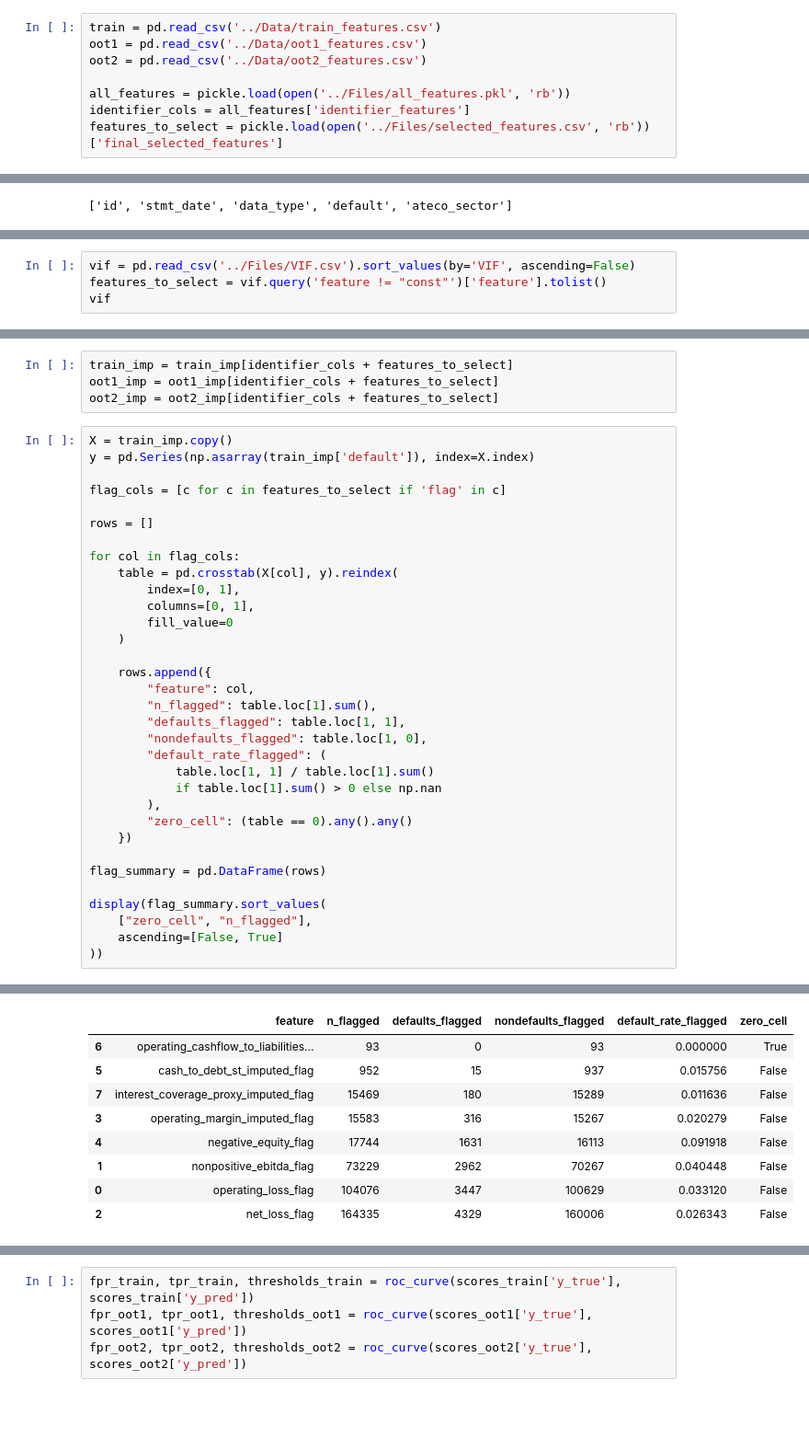
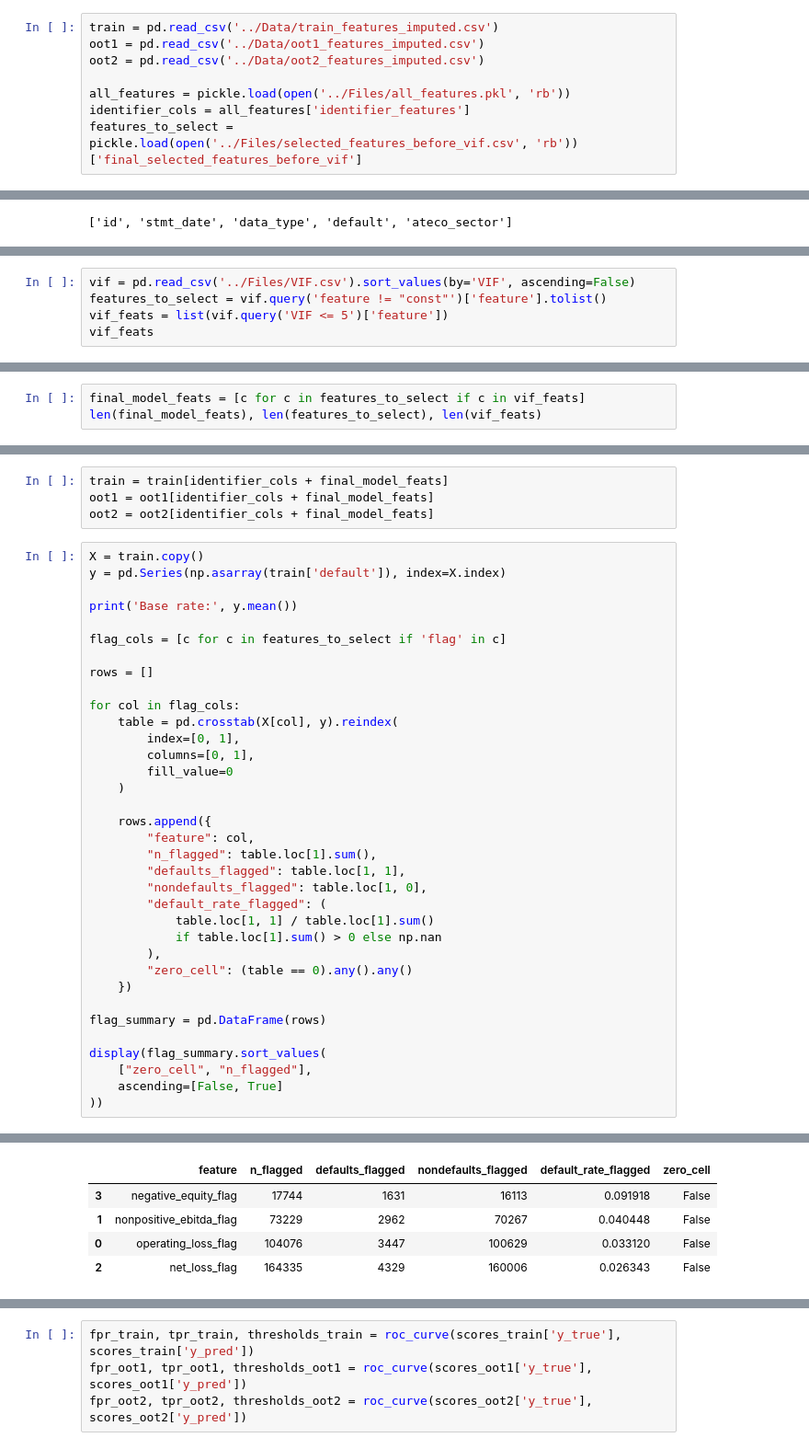
Before and after one commit to Anubhav3084/FinanceML-Course-Project, a Jupyter notebook: Project/Code/04_train_logit.ipynb, the cells around one changed output, grey strips where cells are left out. Shown at 92% size. Saved outputs shown, nothing was run; the diff lists cells and outputs as text; blank space fills up the shorter version.

```diff
--- a/Project/Code/04_train_logit.ipynb
+++ b/Project/Code/04_train_logit.ipynb
@@ -14,13 +13,13 @@ print(xgb.__version__)
 # %% [output]
 3.2.0
 # %%
-train = pd.read_csv('../Data/train_features.csv')
-oot1 = pd.read_csv('../Data/oot1_features.csv')
-oot2 = pd.read_csv('../Data/oot2_features.csv')
+train = pd.read_csv('../Data/train_features_imputed.csv')
+oot1 = pd.read_csv('../Data/oot1_features_imputed.csv')
+oot2 = pd.read_csv('../Data/oot2_features_imputed.csv')
 
 all_features = pickle.load(open('../Files/all_features.pkl', 'rb'))
 identifier_cols = all_features['identifier_features']
-features_to_select = pickle.load(open('../Files/selected_features.csv', 'rb'))['final_selected_features']
+features_to_select = pickle.load(open('../Files/selected_features_before_vif.csv', 'rb'))['final_selected_features_before_vif']
 # %%
 identifier_cols
 # %% [output]
@@ -65,5 +27,6 @@ oot2_imp = missing_value_imputation(oot2, imputer, cols_to_impute, asset_col='lo
 # %%
 vif = pd.read_csv('../Files/VIF.csv').sort_values(by='VIF', ascending=False)
 features_to_select = vif.query('feature != "const"')['feature'].tolist()
-vif
+vif_feats = list(vif.query('VIF <= 5')['feature'])
+vif_feats
 # %% [output]
@@ -86,0 +53,3 @@ vif
+# %%
+final_model_feats = [c for c in features_to_select if c in vif_feats]
+len(final_model_feats), len(features_to_select), len(vif_feats)
@@ -87,10 +80,12 @@ vif
 # %%
-train_imp = train_imp[identifier_cols + features_to_select]
-oot1_imp = oot1_imp[identifier_cols + features_to_select]
-oot2_imp = oot2_imp[identifier_cols + features_to_select]
+train = train[identifier_cols + final_model_feats]
+oot1 = oot1[identifier_cols + final_model_feats]
+oot2 = oot2[identifier_cols + final_model_feats]
 # %%
-X = train_imp.copy()
-y = pd.Series(np.asarray(train_imp['default']), index=X.index)
+X = train.copy()
+y = pd.Series(np.asarray(train['default']), index=X.index)
+
+print('Base rate:', y.mean())
 
 flag_cols = [c for c in features_to_select if 'flag' in c]
 
@@ -125,9 +121,5 @@ display(flag_summary.sort_values(
 |  | feature | n_flagged | defaults_flagged | nondefaults_flagged | default_rate_flagged | zero_cell |
-| 6 | operating_cashflow_to_liabilities... | 93 | 0 | 93 | 0.000000 | True |
-| 5 | cash_to_debt_st_imputed_flag | 952 | 15 | 937 | 0.015756 | False |
-| 7 | interest_coverage_proxy_imputed_flag | 15469 | 180 | 15289 | 0.011636 | False |
-| 3 | operating_margin_imputed_flag | 15583 | 316 | 15267 | 0.020279 | False |
-| 4 | negative_equity_flag | 17744 | 1631 | 16113 | 0.091918 | False |
+| 3 | negative_equity_flag | 17744 | 1631 | 16113 | 0.091918 | False |
 | 1 | nonpositive_ebitda_flag | 73229 | 2962 | 70267 | 0.040448 | False |
 | 0 | operating_loss_flag | 104076 | 3447 | 100629 | 0.033120 | False |
 | 2 | net_loss_flag | 164335 | 4329 | 160006 | 0.026343 | False |
```
Also changed, not shown: parts of 34 cells of this notebook, 21 other files.
